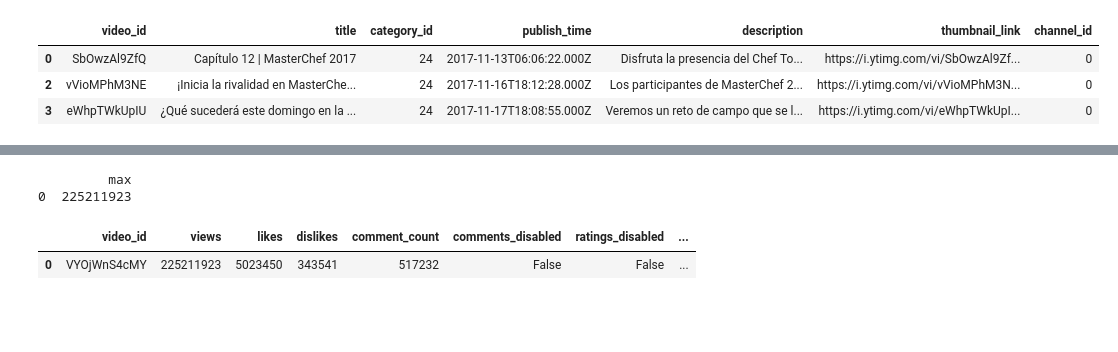
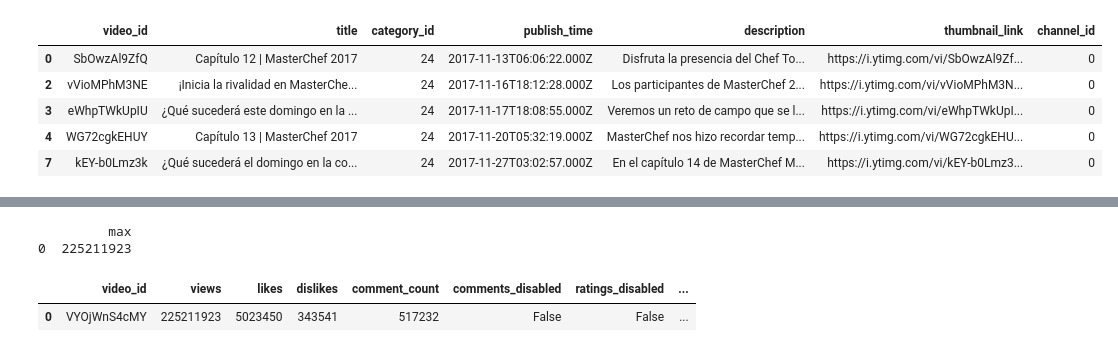
Before and after one commit to Levirdz/elt-project, a Jupyter notebook: ETL_final.ipynb, the cells around one changed output, grey strips where cells are left out. Drawn from its saved outputs; the diff is of its cells as text; code cells hidden in the pictures; blank space fills up the shorter version.

```diff
--- a/ETL_final.ipynb
+++ b/ETL_final.ipynb
@@ -49,8 +142,3 @@ ca_df.head(3)
 | 0 | n1WpP7iowLc | 17.14.11 | Eminem - Walk On Water (Audio) ft... | EminemVEVO | 10 | 2017-11-10T17:00:03.000Z | Eminem|"Walk"|"On"|"Water"|"After... | 17158579 | 787425 | ... |
 | 1 | 0dBIkQ4Mz1M | 17.14.11 | PLUSH - Bad Unboxing Fan Mail | iDubbbzTV | 23 | 2017-11-13T17:00:00.000Z | plush|"bad unboxing"|"unboxing"|"... | 1014651 | 127794 | ... |
 | 2 | 5qpjK5DgCt4 | 17.14.11 | Racist Superman | Rudy Mancuso, K... | Rudy Mancuso | 23 | 2017-11-12T19:05:24.000Z | racist superman|"rudy"|"mancuso"|... | 3191434 | 146035 | ... |
-# %%
-append_1 = mx_df.append(us_df)
-append_2 = append_1.append(ca_df)
-
-append_2.shape
@@ -63,0 +189,6 @@ dropped_series.shape
+# %%
+# Combining all data from the 3 different dataframes
+append_mx_us = mx_df.append(us_df)
+append_mx_us_ca = append_mx_us.append(ca_df)
+
+append_mx_us_ca.shape
@@ -63,0 +197,4 @@ dropped_series.shape
+# %%
+# Dropping channel title duplicates to generate our channel catalog
+dropped_series = append_mx_us_ca["channel_title"].drop_duplicates()
+dropped_series.shape
@@ -74,13 +226,15 @@ channel_catalog.head(3)
 # %%
 # Creating video table
-video_table = append_2[["video_id",
-                        "title",
-                        "channel_title",
-                        "category_id",
-                        "publish_time",
-                        "description",
-                        "thumbnail_link"]]
-video_table
+videos_df = append_mx_us_ca[["video_id",
+                             "title",
+                             "channel_title",
+                             "category_id",
+                             "publish_time",
+                             "description",
+                             "thumbnail_link"]]
+
+# Printing dataframe
+videos_df.head()
 # %% [output]
 |  | video_id | title | channel_title | category_id | publish_time | description | thumbnail_link |
 | 0 | SbOwzAl9ZfQ | Capítulo 12 | MasterChef 2017 | MasterChef 2017 | 24 | 2017-11-13T06:06:22.000Z | Disfruta la presencia del Chef To... | https://i.ytimg.com/vi/SbOwzAl9Zf... |
@@ -98,12 +245,15 @@ video_table
 # %%
-# Merging video table with channel catalog in order to add channel_id and dropping channel_title
-video_plus_channel = pd.merge(video_table, channel_catalog, how = "inner", on = "channel_title")
-video_plus_channel = video_plus_channel.drop(["channel_title"], axis = 1)
-video_plus_channel = video_plus_channel.drop_duplicates(["video_id"])
+# Merging trending_videos table with channel_catalog in order to add channel_id and dropping channel_title
+trending_videos = pd.merge(videos_df, channel_catalog, how = "inner", on = "channel_title")
+trending_videos = trending_videos.drop(["channel_title"], axis = 1)
+trending_videos = trending_videos.drop_duplicates(["video_id"])
 
-video_plus_channel.head(3)
+# Printing dataframe
+trending_videos.head()
 # %% [output]
 |  | video_id | title | category_id | publish_time | description | thumbnail_link | channel_id |
 | 0 | SbOwzAl9ZfQ | Capítulo 12 | MasterChef 2017 | 24 | 2017-11-13T06:06:22.000Z | Disfruta la presencia del Chef To... | https://i.ytimg.com/vi/SbOwzAl9Zf... | 0 |
 | 2 | vVioMPhM3NE | ¡Inicia la rivalidad en MasterChe... | 24 | 2017-11-16T18:12:28.000Z | Los participantes de MasterChef 2... | https://i.ytimg.com/vi/vVioMPhM3N... | 0 |
 | 3 | eWhpTWkUpIU | ¿Qué sucederá este domingo en la ... | 24 | 2017-11-17T18:08:55.000Z | Veremos un reto de campo que se l... | https://i.ytimg.com/vi/eWhpTWkUpI... | 0 |
+| 4 | WG72cgkEHUY | Capítulo 13 | MasterChef 2017 | 24 | 2017-11-20T05:32:19.000Z | MasterChef nos hizo recordar temp... | https://i.ytimg.com/vi/WG72cgkEHU... | 0 |
+| 7 | kEY-b0Lmz3k | ¿Qué sucederá el domingo en la co... | 24 | 2017-11-27T03:02:57.000Z | En el capítulo 14 de MasterChef M... | https://i.ytimg.com/vi/kEY-b0Lmz3... | 0 |
```
Also changed, not shown: parts of 43 cells of this notebook, 2 other files.
